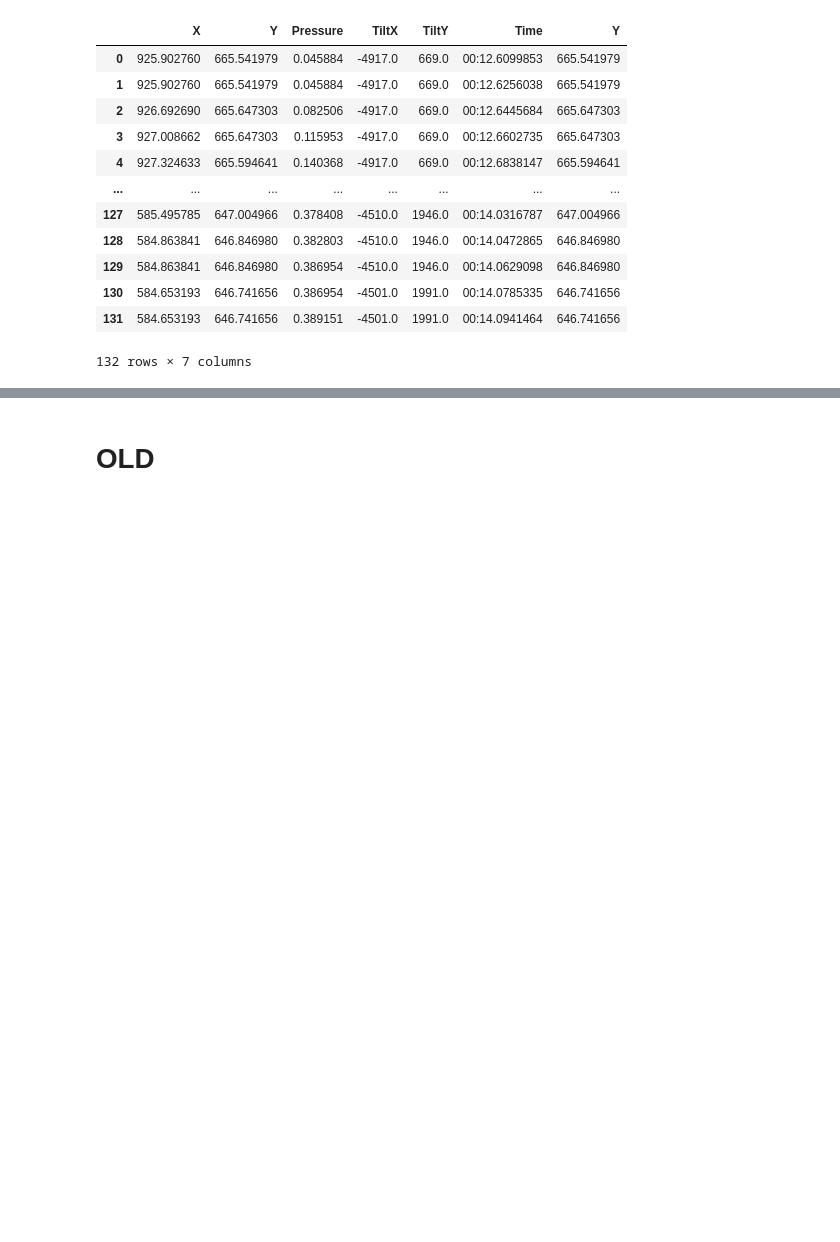
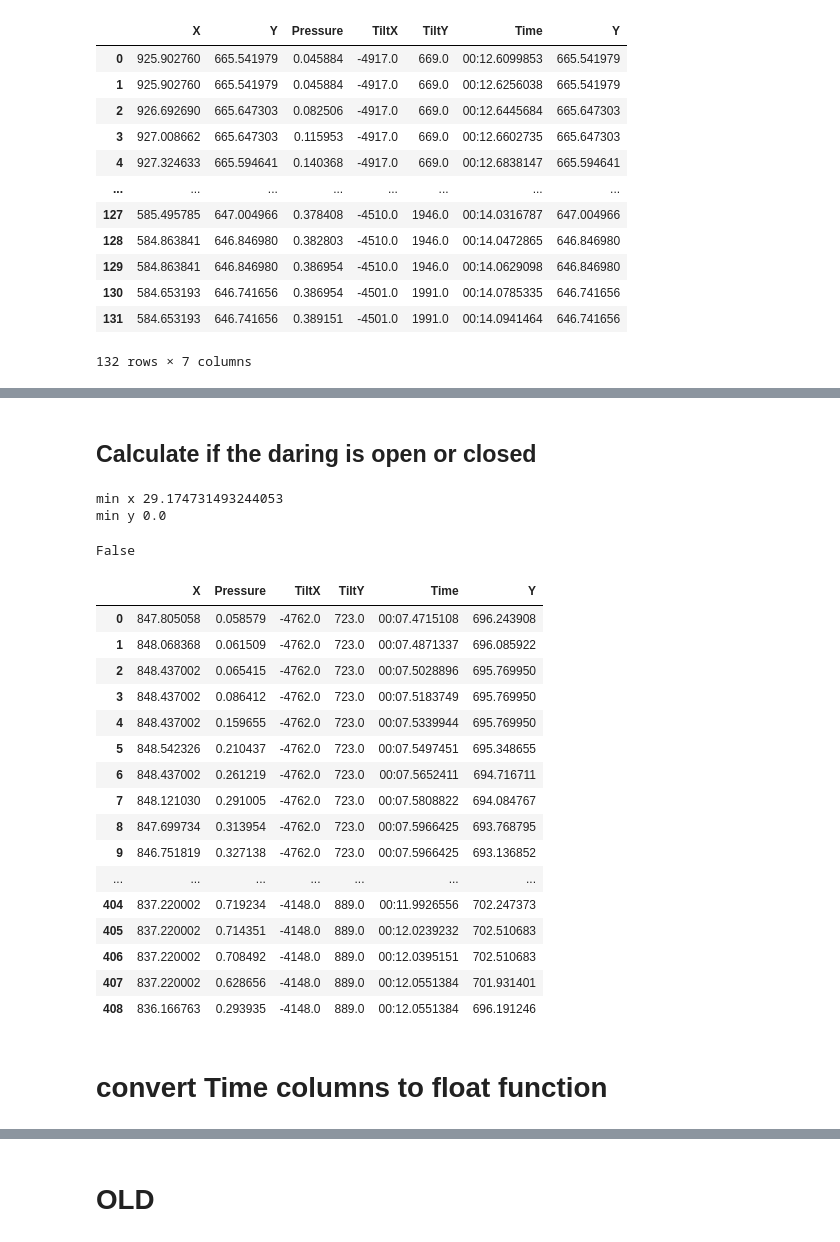
Before and after one commit to BabyBlue555/firstYear_semB_project, a Jupyter notebook: task4.ipynb, the cells around one changed output, grey strips where cells are left out. Saved outputs shown, nothing was run; the diff lists cells and outputs as text; code cells hidden in the pictures; blank space fills up the shorter version.

Commit message:
add an open or closed drawing function

```diff
--- a/task4.ipynb
+++ b/task4.ipynb
@@ -411,0 +51,26 @@ def count_raise_hand_df(df):
+# %%
+# function that imports each table from a specific folder and creates a data frame for each folder
+def import_tables(num_folder):
+    main_df = {}
+    for num_table in range (1,22):
+
+
+#        print("table number:",num_table)
+
+        f= open('task4_train'+'/'+num_folder+'/SimpleTest/'+str(num_table)+'.csv')
+        df=pd.read_csv(f)
+        df=df.dropna() # taking care of null values
+        # change the data of columns from object to float
+        df['X']=df['X'].astype(float)
+        df[' Y']=df[' Y'].astype(float)
+        df['Y']= df[' Y']
+        del df[' Y']
+        tempx=df['X']
+        tempy=df['Y']
+        main_df[num_table]=df
+
+
+
+    return main_df
+
+ #   ax.set(xlim=(xmin, xmax), ylim=(ymin, ymax))
@@ -411,0 +249,2 @@ def count_raise_hand_df(df):
+# %% [markdown]
+## Calculate if the daring is open or closed
@@ -411,0 +279,8 @@ def count_raise_hand_df(df):
+# %%
+this_df = df2[6]
+flag = open_or_close(this_df)
+flag
+# %% [output]
+min x 29.174731493244053
+min y 0.0
+False
@@ -411,0 +297,25 @@ def count_raise_hand_df(df):
+# %%
+size = int(len(df1[4]) / 20)
+dfs = df1[4].head(size)
+dfs.append(df1[4].tail(size))
+# %% [output]
+|  | X | Pressure | TiltX | TiltY | Time | Y |
+| 0 | 847.805058 | 0.058579 | -4762.0 | 723.0 | 00:07.4715108 | 696.243908 |
+| 1 | 848.068368 | 0.061509 | -4762.0 | 723.0 | 00:07.4871337 | 696.085922 |
+| 2 | 848.437002 | 0.065415 | -4762.0 | 723.0 | 00:07.5028896 | 695.769950 |
+| 3 | 848.437002 | 0.086412 | -4762.0 | 723.0 | 00:07.5183749 | 695.769950 |
+| 4 | 848.437002 | 0.159655 | -4762.0 | 723.0 | 00:07.5339944 | 695.769950 |
+| 5 | 848.542326 | 0.210437 | -4762.0 | 723.0 | 00:07.5497451 | 695.348655 |
+| 6 | 848.437002 | 0.261219 | -4762.0 | 723.0 | 00:07.5652411 | 694.716711 |
+| 7 | 848.121030 | 0.291005 | -4762.0 | 723.0 | 00:07.5808822 | 694.084767 |
+| 8 | 847.699734 | 0.313954 | -4762.0 | 723.0 | 00:07.5966425 | 693.768795 |
+| 9 | 846.751819 | 0.327138 | -4762.0 | 723.0 | 00:07.5966425 | 693.136852 |
+| ... | ... | ... | ... | ... | ... | ... |
+| 404 | 837.220002 | 0.719234 | -4148.0 | 889.0 | 00:11.9926556 | 702.247373 |
+| 405 | 837.220002 | 0.714351 | -4148.0 | 889.0 | 00:12.0239232 | 702.510683 |
+| 406 | 837.220002 | 0.708492 | -4148.0 | 889.0 | 00:12.0395151 | 702.510683 |
+| 407 | 837.220002 | 0.628656 | -4148.0 | 889.0 | 00:12.0551384 | 701.931401 |
+| 408 | 836.166763 | 0.293935 | -4148.0 | 889.0 | 00:12.0551384 | 696.191246 |
+# %% [markdown]
+
+# convert Time columns to float function
```
Also changed, not shown: parts of 95 cells of this notebook.
